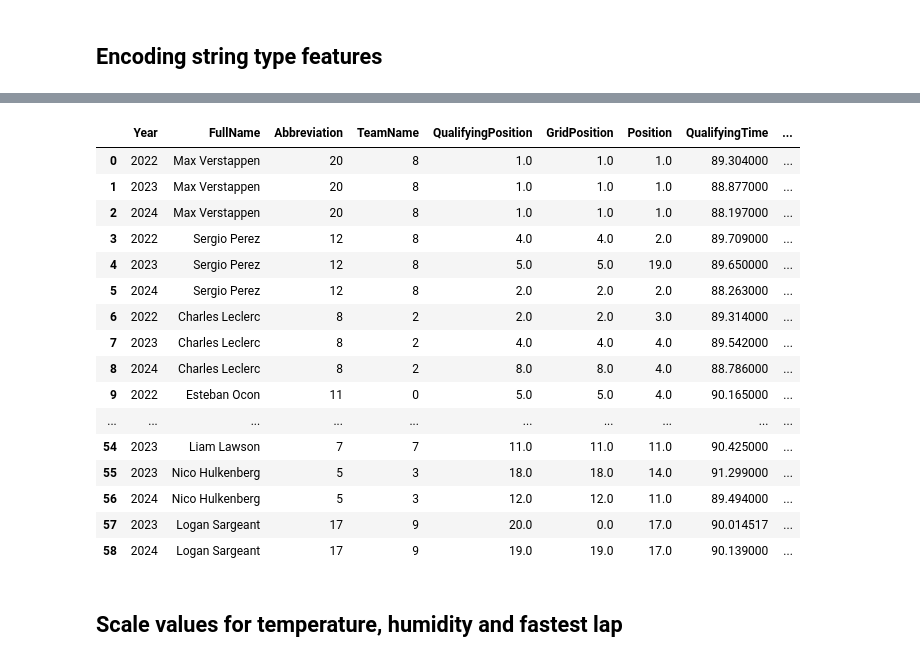
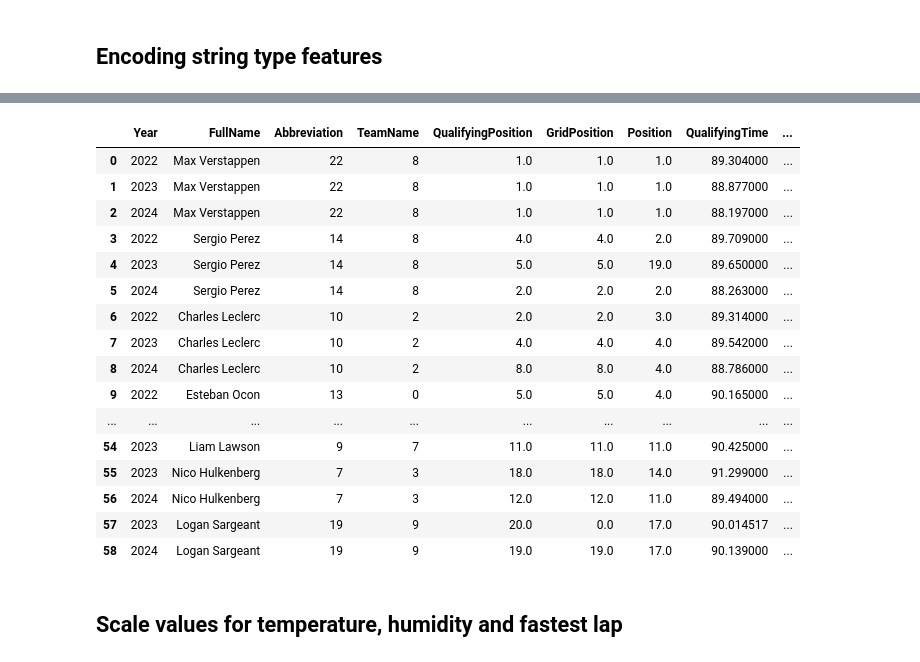
Before and after one commit to petarstamenkovic/F1-Race-Predictor, a Jupyter notebook: F1_Race_Predictor.ipynb, the cells around one changed output, grey strips where cells are left out. Cells and saved outputs as stored; diff of their text form; code cells hidden in the pictures.

```diff
--- a/F1_Race_Predictor.ipynb
+++ b/F1_Race_Predictor.ipynb
@@ -206,26 +222,47 @@ from sklearn.preprocessing import LabelEncoder
 
 final_sessions_encoded = final_data.copy()
 
-label_encoder_abbr = LabelEncoder()
 label_encoder_team = LabelEncoder()
 
-final_sessions_encoded["Abbreviation"] = label_encoder_abbr.fit_transform(final_sessions_encoded["Abbreviation"])
 final_sessions_encoded["TeamName"] = label_encoder_team.fit_transform(final_sessions_encoded["TeamName"])
 
-# Mapping for Drivers
-driver_mapping = dict(zip(label_encoder_abbr.classes_, label_encoder_abbr.transform(label_encoder_abbr.classes_)))
-print("Driver Encoding Mapping:", driver_mapping)
+driver_encoding = {
+    'ALB': 0,   # Alexander Albon
+    'ALO': 1,   # Fernando Alonso
+    'BOT': 2,   # Valtteri Bottas
+    'COL': 3,   # (Reserved/Historical)
+    'DOO': 4,   # (Reserved/Historical)
+    'GAS': 5,   # Pierre Gasly
+    'HAM': 6,   # Lewis Hamilton
+    'HUL': 7,   # Nico Hülkenberg
+    'LAT': 8,   # Nicholas Latifi (2022)
+    'LAW': 9,   # Liam Lawson (2023 substitute)
+    'LEC': 10,  # Charles Leclerc
+    'MAG': 11,  # Kevin Magnussen
+    'NOR': 12,  # Lando Norris
+    'OCO': 13,  # Esteban Ocon
+    'PER': 14,  # Sergio Pérez
+    'PIA': 15,  # Oscar Piastri
+    'RIC': 16,  # Daniel Ricciardo
+    'RUS': 17,  # George Russell
+    'SAI': 18,  # Carlos Sainz
+    'SAR': 19,  # (Reserved/Historical)
+    'STR': 20,  # Lance Stroll
+    'TSU': 21,  # Yuki Tsunoda
+    'VER': 22,  # Max Verstappen
+    'VET': 23,  # Sebastian Vettel (retired after 2022)
+    'ZHO': 24,  # Zhou Guanyu
+    'BEA': 25,  # Oliver Bearman
+    'ANT': 26,  # Kimi Antonelli
+    'BOR': 27,
+    'HAD': 28
+}
+
 
 # Mapping for Teams
 team_mapping = dict(zip(label_encoder_team.classes_, label_encoder_team.transform(label_encoder_team.classes_)))
 print("Team Encoding Mapping:", team_mapping)
 
-# Inverse process - if you need it
-#decoded_driver = label_encoder_abbr.inverse_transform([0, 1, 2])  # Convert 0,1,2 back to names
-#decoded_team = label_encoder_team.inverse_transform([0, 1, 2])
-
-#print("Decoded Drivers:", decoded_driver)
-#print("Decoded Teams:", decoded_team)
 
 # Check for NaN values
 print(final_sessions_encoded.isnull().sum())
@@ -239,8 +276,12 @@ print(final_sessions_encoded.isnull().sum())
 
 mean_speeds = final_sessions_encoded.groupby('FullName')['SpeedTrapQualy'].mean().reset_index()
 print("Mean speeds are: ", mean_speeds)
+mean_time_ratio = final_sessions_encoded.groupby('FullName')['TimeRatio'].mean().reset_index()
+
+print("Mean time ratio's are: ", mean_time_ratio)
 final_sessions_encoded['MeanSpeedTrap'] = final_sessions_encoded.groupby('FullName')['SpeedTrapQualy'].transform('mean')
 final_sessions_encoded['MeanTimeRatio'] = final_sessions_encoded.groupby('FullName')['TimeRatio'].transform('mean')
+final_sessions_encoded['Abbreviation'] = final_sessions_encoded['Abbreviation'].replace(driver_encoding)
 
 final_sessions_encoded
 # %% [output]
@@ -264,20 +305,20 @@ TimeRatio             5
 |  | Year | FullName | Abbreviation | TeamName | QualifyingPosition | GridPosition | Position | QualifyingTime | ... |
-| 0 | 2022 | Max Verstappen | 20 | 8 | 1.0 | 1.0 | 1.0 | 89.304000 | ... |
-| 1 | 2023 | Max Verstappen | 20 | 8 | 1.0 | 1.0 | 1.0 | 88.877000 | ... |
-| 2 | 2024 | Max Verstappen | 20 | 8 | 1.0 | 1.0 | 1.0 | 88.197000 | ... |
-| 3 | 2022 | Sergio Perez | 12 | 8 | 4.0 | 4.0 | 2.0 | 89.709000 | ... |
-| 4 | 2023 | Sergio Perez | 12 | 8 | 5.0 | 5.0 | 19.0 | 89.650000 | ... |
-| 5 | 2024 | Sergio Perez | 12 | 8 | 2.0 | 2.0 | 2.0 | 88.263000 | ... |
-| 6 | 2022 | Charles Leclerc | 8 | 2 | 2.0 | 2.0 | 3.0 | 89.314000 | ... |
-| 7 | 2023 | Charles Leclerc | 8 | 2 | 4.0 | 4.0 | 4.0 | 89.542000 | ... |
-| 8 | 2024 | Charles Leclerc | 8 | 2 | 8.0 | 8.0 | 4.0 | 88.786000 | ... |
-| 9 | 2022 | Esteban Ocon | 11 | 0 | 5.0 | 5.0 | 4.0 | 90.165000 | ... |
+| 0 | 2022 | Max Verstappen | 22 | 8 | 1.0 | 1.0 | 1.0 | 89.304000 | ... |
+| 1 | 2023 | Max Verstappen | 22 | 8 | 1.0 | 1.0 | 1.0 | 88.877000 | ... |
+| 2 | 2024 | Max Verstappen | 22 | 8 | 1.0 | 1.0 | 1.0 | 88.197000 | ... |
+| 3 | 2022 | Sergio Perez | 14 | 8 | 4.0 | 4.0 | 2.0 | 89.709000 | ... |
+| 4 | 2023 | Sergio Perez | 14 | 8 | 5.0 | 5.0 | 19.0 | 89.650000 | ... |
+| 5 | 2024 | Sergio Perez | 14 | 8 | 2.0 | 2.0 | 2.0 | 88.263000 | ... |
+| 6 | 2022 | Charles Leclerc | 10 | 2 | 2.0 | 2.0 | 3.0 | 89.314000 | ... |
+| 7 | 2023 | Charles Leclerc | 10 | 2 | 4.0 | 4.0 | 4.0 | 89.542000 | ... |
+| 8 | 2024 | Charles Leclerc | 10 | 2 | 8.0 | 8.0 | 4.0 | 88.786000 | ... |
+| 9 | 2022 | Esteban Ocon | 13 | 0 | 5.0 | 5.0 | 4.0 | 90.165000 | ... |
 | ... | ... | ... | ... | ... | ... | ... | ... | ... | ... |
-| 54 | 2023 | Liam Lawson | 7 | 7 | 11.0 | 11.0 | 11.0 | 90.425000 | ... |
-| 55 | 2023 | Nico Hulkenberg | 5 | 3 | 18.0 | 18.0 | 14.0 | 91.299000 | ... |
-| 56 | 2024 | Nico Hulkenberg | 5 | 3 | 12.0 | 12.0 | 11.0 | 89.494000 | ... |
-| 57 | 2023 | Logan Sargeant | 17 | 9 | 20.0 | 0.0 | 17.0 | 90.014517 | ... |
-| 58 | 2024 | Logan Sargeant | 17 | 9 | 19.0 | 19.0 | 17.0 | 90.139000 | ... |
+| 54 | 2023 | Liam Lawson | 9 | 7 | 11.0 | 11.0 | 11.0 | 90.425000 | ... |
+| 55 | 2023 | Nico Hulkenberg | 7 | 3 | 18.0 | 18.0 | 14.0 | 91.299000 | ... |
+| 56 | 2024 | Nico Hulkenberg | 7 | 3 | 12.0 | 12.0 | 11.0 | 89.494000 | ... |
+| 57 | 2023 | Logan Sargeant | 19 | 9 | 20.0 | 0.0 | 17.0 | 90.014517 | ... |
+| 58 | 2024 | Logan Sargeant | 19 | 9 | 19.0 | 19.0 | 17.0 | 90.139000 | ... |
 # %% [markdown]
 ## Scale values for temperature, humidity and fastest lap
 # %%
```
Also changed, not shown: parts of 3 cells of this notebook.
